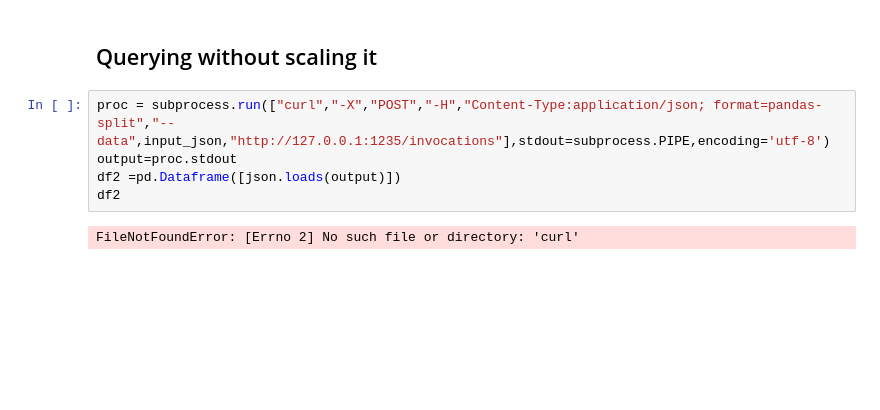
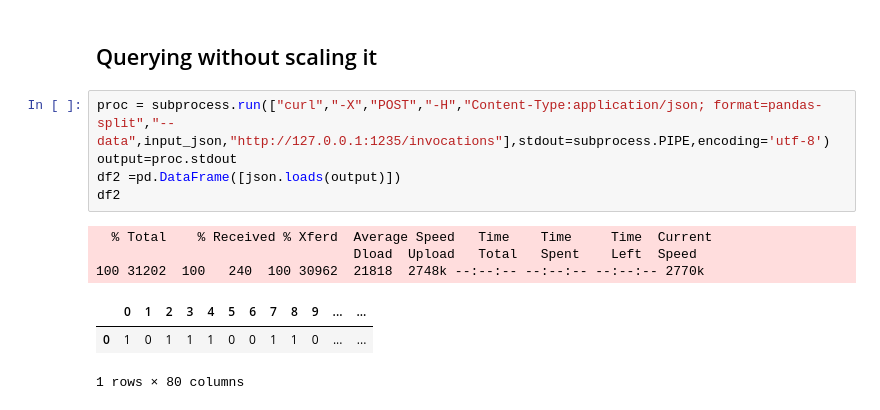
Before and after one commit to KansaiUser/MLFlow_Practice, a Jupyter notebook: Example1/example_book/local_serving.ipynb, the cells around one changed output. Cells and saved outputs as stored; diff of their text form; blank space fills up the shorter version.

```diff
--- a/Example1/example_book/local_serving.ipynb
+++ b/Example1/example_book/local_serving.ipynb
@@ -23,7 +23,12 @@ input_json = df.iloc[:80].drop(["Time","Class"],axis=1).to_json(orient="split")
 # %%
 proc = subprocess.run(["curl","-X","POST","-H","Content-Type:application/json; format=pandas-split","--data",input_json,"http://127.0.0.1:1235/invocations"],stdout=subprocess.PIPE,encoding='utf-8')
 output=proc.stdout
-df2 =pd.Dataframe([json.loads(output)])
+df2 =pd.DataFrame([json.loads(output)])
 df2
 # %% [output]
-FileNotFoundError: [Errno 2] No such file or directory: 'curl'
+  % Total    % Received % Xferd  Average Speed   Time    Time     Time  Current
+                                 Dload  Upload   Total   Spent    Left  Speed
+100 31202  100   240  100 30962  21818  2748k --:--:-- --:--:-- --:--:-- 2770k
+|  | 0 | 1 | 2 | 3 | 4 | 5 | 6 | 7 | 8 | 9 | ... | ... |
+| 0 | 1 | 0 | 1 | 1 | 1 | 0 | 0 | 1 | 1 | 0 | ... | ... |
+1 rows × 80 columns
```
Also changed, not shown: parts of 11 cells of this notebook.
